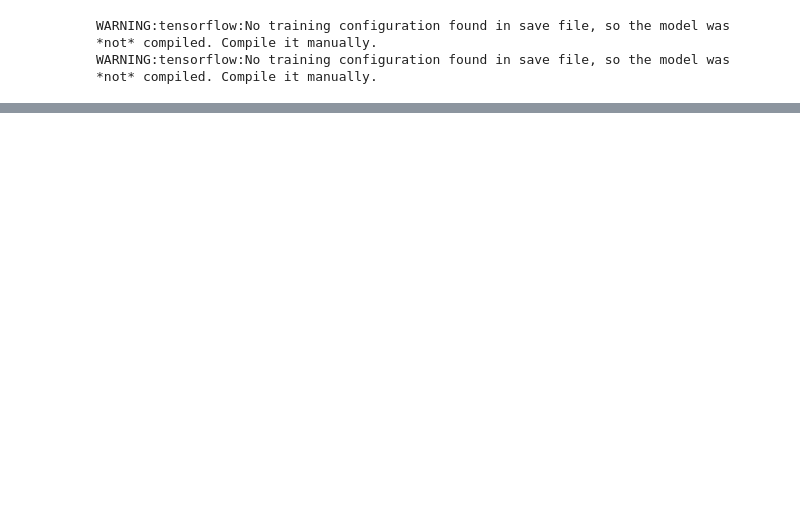
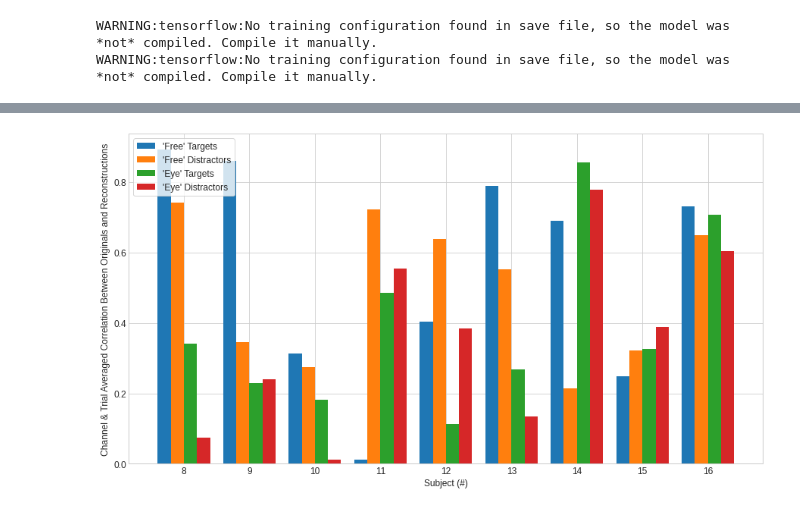
Before and after one commit to zainakh/bci-representation-learning, a Jupyter notebook: plot-eeg-reconstructions.ipynb, the cells around one changed output, grey strips where cells are left out. Drawn from its saved outputs; the diff is of its cells as text; code cells hidden in the pictures; blank space fills up the shorter version.

```diff
--- a/plot-eeg-reconstructions.ipynb
+++ b/plot-eeg-reconstructions.ipynb
@@ -88,0 +158,10 @@ RMSE Distractors: 0.006394434
+# %%
+eeg_free_targ = [i[:len(i)//2] for i in eeg_free]
+eeg_free_dist = [i[len(i)//2:] for i in eeg_free]
+eeg_eye_targ = [i[:len(i)//2] for i in eeg_eye]
+eeg_eye_dist = [i[len(i)//2:] for i in eeg_eye]
+
+eeg_free_rec_targ = [i[:len(i)//2] for i in eeg_free_rec]
+eeg_free_rec_dist = [i[len(i)//2:] for i in eeg_free_rec]
+eeg_eye_rec_targ = [i[:len(i)//2] for i in eeg_eye_rec]
+eeg_eye_rec_dist = [i[len(i)//2:] for i in eeg_eye_rec]
@@ -88,0 +173,12 @@ RMSE Distractors: 0.006394434
+# %%
+simplify = lambda a: np.mean(np.squeeze(a), axis=0)
+for i in range(len(eeg_free_targ)):
+    eeg_free_targ[i] = simplify(eeg_free_targ[i])
+    eeg_free_dist[i] = simplify(eeg_free_dist[i])
+    eeg_eye_targ[i] = simplify(eeg_eye_targ[i])
+    eeg_eye_dist[i] = simplify(eeg_eye_dist[i])
+
+    eeg_free_rec_targ[i] = simplify(eeg_free_rec_targ[i])
+    eeg_free_rec_dist[i] = simplify(eeg_free_rec_dist[i])
+    eeg_eye_rec_targ[i] = simplify(eeg_eye_rec_targ[i])
+    eeg_eye_rec_dist[i] = simplify(eeg_eye_rec_dist[i])
@@ -88,0 +189,13 @@ RMSE Distractors: 0.006394434
+# %%
+g = lambda x, y: np.abs(pearsonr(x, y)[0])
+eft = [g(eeg_free_targ[i], eeg_free_rec_targ[i]) for i in range(len(eeg_free_targ))]
+efd = [g(eeg_free_dist[i], eeg_free_rec_dist[i]) for i in range(len(eeg_free_dist))]
+eet = [g(eeg_eye_targ[i], eeg_eye_rec_targ[i]) for i in range(len(eeg_eye_targ))]
+eed = [g(eeg_eye_dist[i], eeg_eye_rec_targ[i]) for i in range(len(eeg_eye_dist))]
+
+legend = ['\'Free\' Targets', '\'Free\' Distractors', '\'Eye\' Targets', '\'Eye\' Distractors']
+ylabel = 'Channel & Trial Averaged Correlation Between Originals and Reconstructions'
+filename = 'correl'
+plot_subj_cond(range(8,17), [eft, efd, eet, eed], ylabel, legend, filename)
+# %% [output]
+[figure, added]
```
Also changed, not shown: parts of 26 cells of this notebook, 4 other files.
